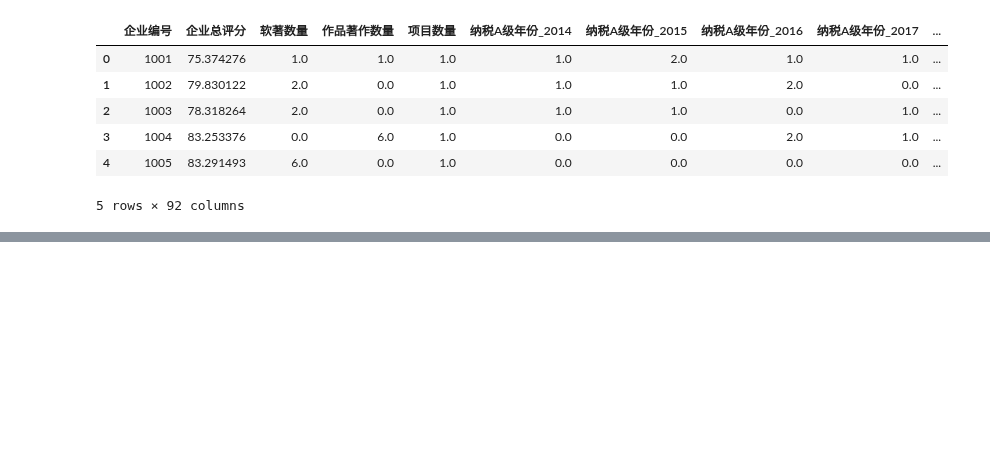
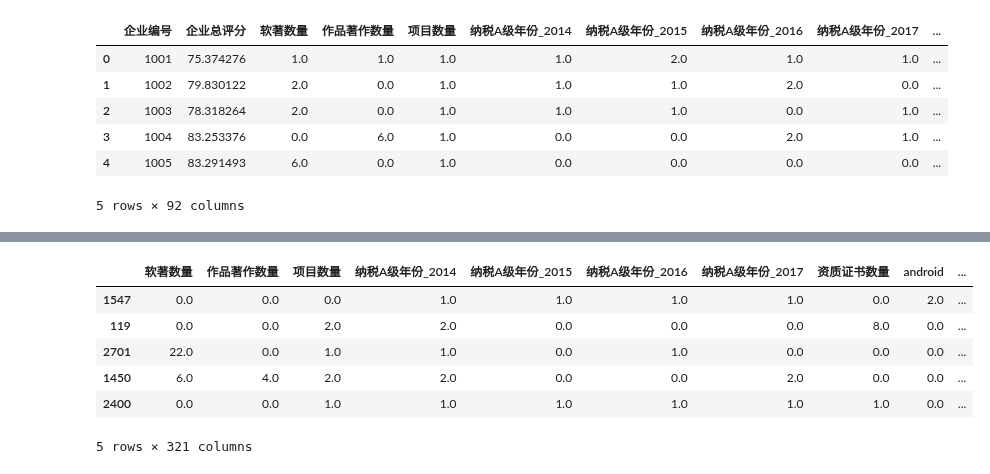
Before and after one commit to AlanConstantine/ISI-WorldCup2019, a Jupyter notebook: Code/Training/lgbm_scaling.ipynb, the cells around one changed output, grey strips where cells are left out. Saved outputs shown, nothing was run; the diff lists cells and outputs as text; code cells hidden in the pictures; blank space fills up the shorter version.

```diff
--- a/Code/Training/lgbm_scaling.ipynb
+++ b/Code/Training/lgbm_scaling.ipynb
@@ -63,0 +85,14 @@ id_test = df['企业编号'][:1000]
+# %%
+id_train = xtrain['企业编号']
+id_test = xtest['企业编号']
+xtrain.drop(['企业编号'], axis=1, inplace=True)
+xtest.drop(['企业编号'], axis=1, inplace=True)
+xtrain.head(5)
+# %% [output]
+|  | 软著数量 | 作品著作数量 | 项目数量 | 纳税A级年份_2014 | 纳税A级年份_2015 | 纳税A级年份_2016 | 纳税A级年份_2017 | 资质证书数量 | android | ... |
+| 1547 | 0.0 | 0.0 | 0.0 | 1.0 | 1.0 | 1.0 | 1.0 | 0.0 | 2.0 | ... |
+| 119 | 0.0 | 0.0 | 2.0 | 2.0 | 0.0 | 0.0 | 0.0 | 8.0 | 0.0 | ... |
+| 2701 | 22.0 | 0.0 | 1.0 | 1.0 | 0.0 | 1.0 | 0.0 | 0.0 | 0.0 | ... |
+| 1450 | 6.0 | 4.0 | 2.0 | 2.0 | 0.0 | 0.0 | 2.0 | 0.0 | 0.0 | ... |
+| 2400 | 0.0 | 0.0 | 1.0 | 1.0 | 1.0 | 1.0 | 1.0 | 1.0 | 0.0 | ... |
+5 rows × 321 columns
```
Also changed, not shown: parts of 14 cells of this notebook, 1 other file.
